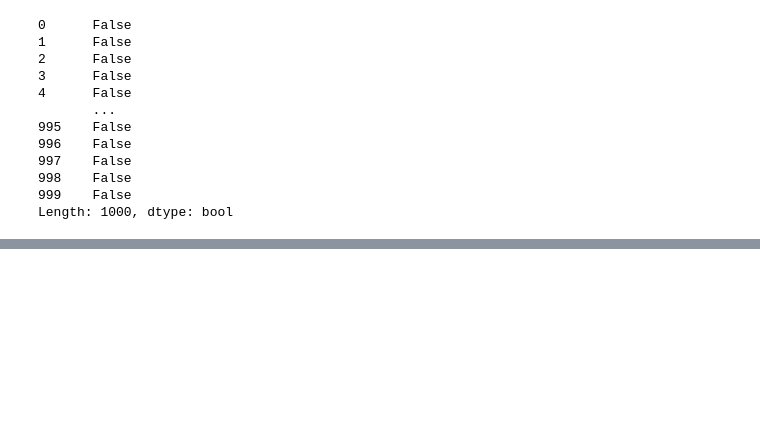
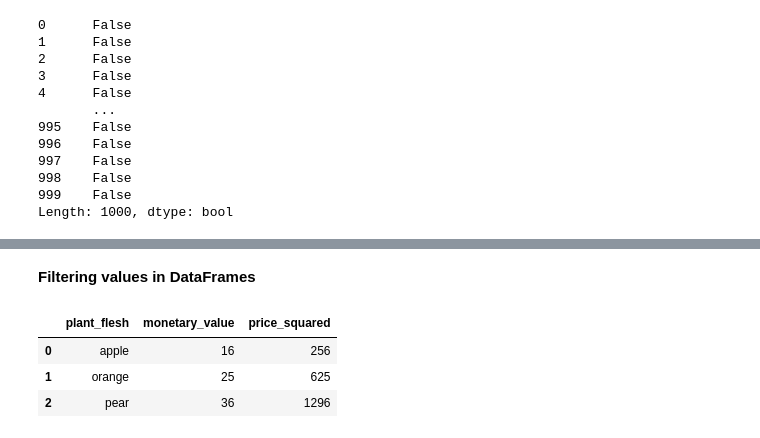
Before and after one commit to cagBRT/Intro-to-Pandas, a Jupyter notebook: Pandas_Commands.ipynb, the cells around one changed output, grey strips where cells are left out. Cells and saved outputs as stored; diff of their text form; code cells hidden in the pictures; blank space fills up the shorter version.

```diff
--- a/Pandas_Commands.ipynb
+++ b/Pandas_Commands.ipynb
@@ -210,0 +257,9 @@ data.drop_duplicates(keep = "first")
+# %% [markdown]
+**Filtering values in DataFrames**
+# %%
+df[df['monetary_value']>= 5]
+# %% [output]
+|  | plant_flesh | monetary_value | price_squared |
+| 0 | apple | 16 | 256 |
+| 1 | orange | 25 | 625 |
+| 2 | pear | 36 | 1296 |
```
Also changed, not shown: parts of 23 cells of this notebook.
